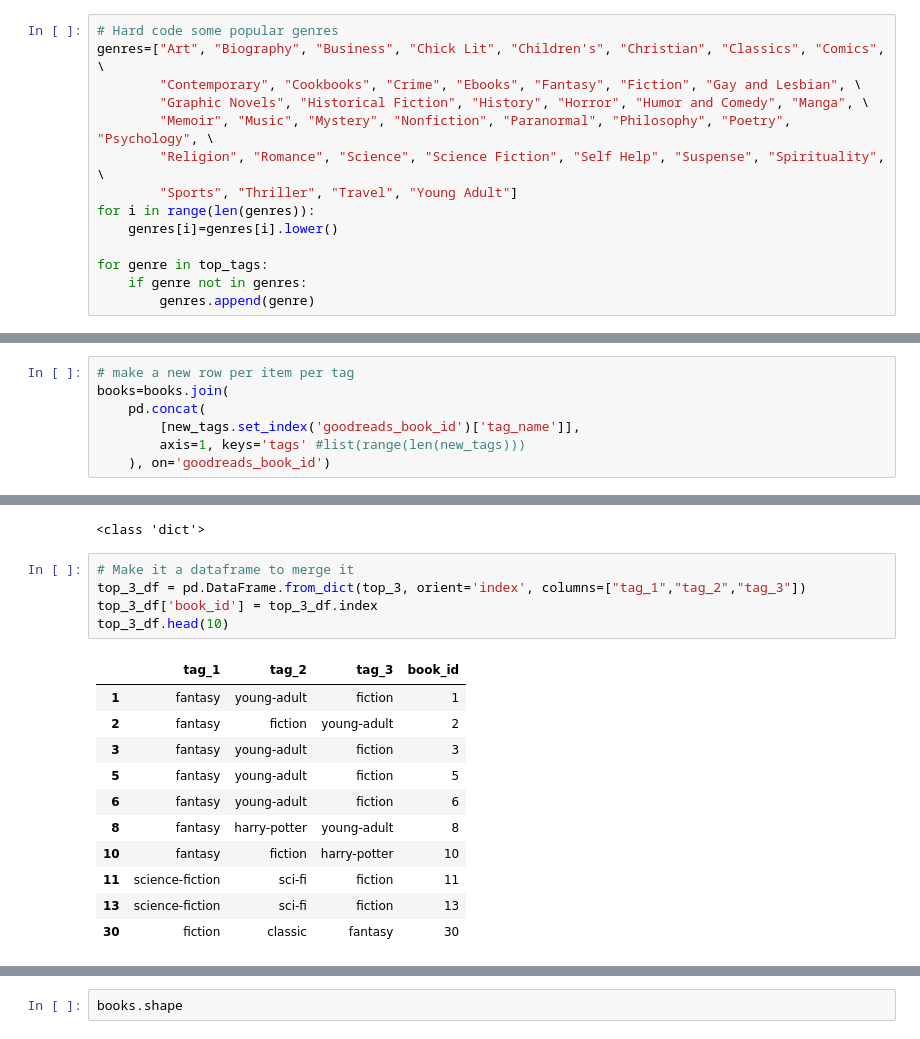
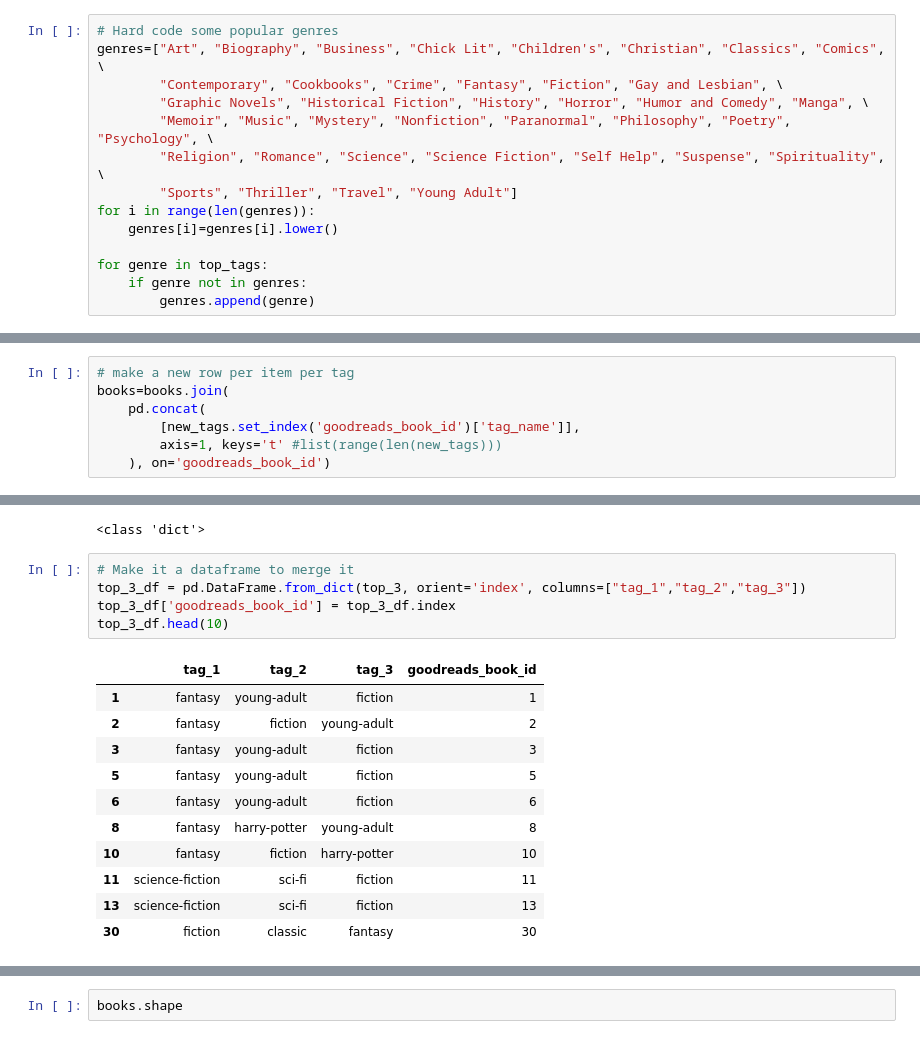
Before and after one commit to Snizzmo/Data-Science, a Jupyter notebook: Capstone3/notebooks/2.0-cf-preprocessing-and-modeling.ipynb, the cells around one changed output, grey strips where cells are left out. Drawn from its saved outputs; the diff is of its cells as text.

```diff
--- a/Capstone3/notebooks/2.0-cf-preprocessing-and-modeling.ipynb
+++ b/Capstone3/notebooks/2.0-cf-preprocessing-and-modeling.ipynb
@@ -121,7 +121,7 @@ print(top_tags)
 # %%
 # Hard code some popular genres
 genres=["Art", "Biography", "Business", "Chick Lit", "Children's", "Christian", "Classics", "Comics", \
-        "Contemporary", "Cookbooks", "Crime", "Ebooks", "Fantasy", "Fiction", "Gay and Lesbian", \
+        "Contemporary", "Cookbooks", "Crime", "Fantasy", "Fiction", "Gay and Lesbian", \
         "Graphic Novels", "Historical Fiction", "History", "Horror", "Humor and Comedy", "Manga", \
         "Memoir", "Music", "Mystery", "Nonfiction", "Paranormal", "Philosophy", "Poetry", "Psychology", \
         "Religion", "Romance", "Science", "Science Fiction", "Self Help", "Suspense", "Spirituality", \
@@ -189,5 +189,5 @@ print(books.shape)
 books=books.join(
     pd.concat(
         [new_tags.set_index('goodreads_book_id')['tag_name']],
-        axis=1, keys='tags' #list(range(len(new_tags)))
+        axis=1, keys='t' #list(range(len(new_tags)))
     ), on='goodreads_book_id')
@@ -233,10 +235,10 @@ print(type(top_3))
 # %%
 # Make it a dataframe to merge it
 top_3_df = pd.DataFrame.from_dict(top_3, orient='index', columns=["tag_1","tag_2","tag_3"])
-top_3_df['book_id'] = top_3_df.index
+top_3_df['goodreads_book_id'] = top_3_df.index
 top_3_df.head(10)
 # %% [output]
-|  | tag_1 | tag_2 | tag_3 | book_id |
+|  | tag_1 | tag_2 | tag_3 | goodreads_book_id |
 | 1 | fantasy | young-adult | fiction | 1 |
 | 2 | fantasy | fiction | young-adult | 2 |
 | 3 | fantasy | young-adult | fiction | 3 |
```
Also changed, not shown: parts of 17 cells of this notebook, 1 other file.
